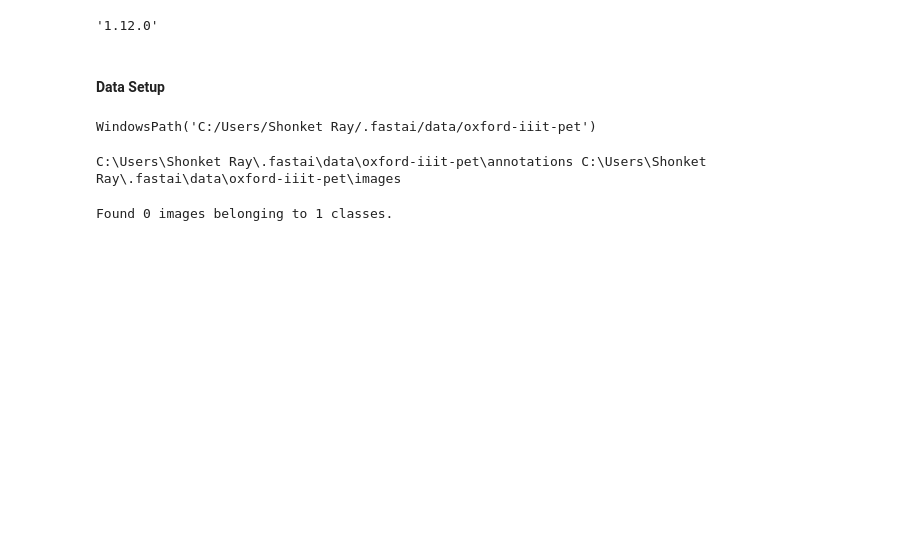
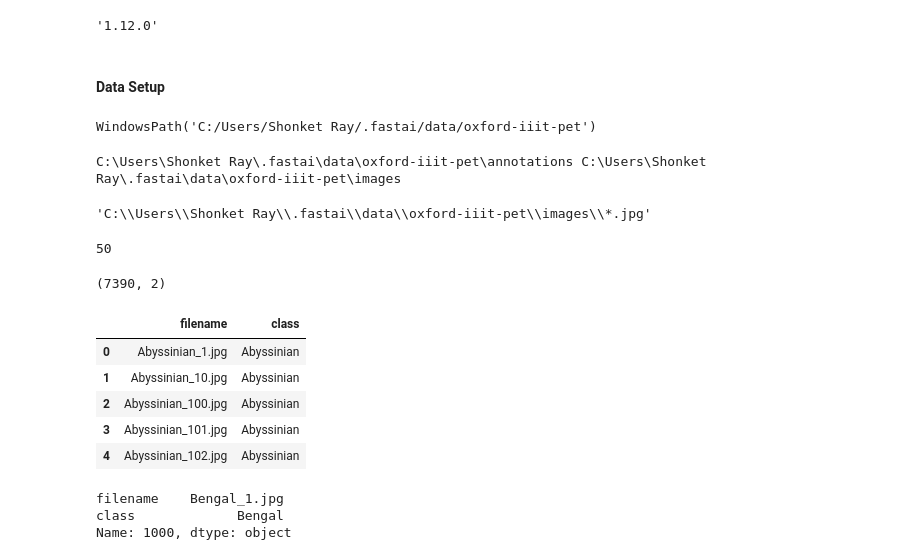
Before and after one commit to sray1/DL_experiments, a Jupyter notebook: pet_identifier_keras.ipynb, the cells around one changed output. Saved outputs shown, nothing was run; the diff lists cells and outputs as text; code cells hidden in the pictures; blank space fills up the shorter version.

```diff
--- a/pet_identifier_keras.ipynb
+++ b/pet_identifier_keras.ipynb
@@ -50,7 +55,38 @@ train_datagen = ImageDataGenerator()
-# %%
-train_generator = train_datagen.flow_from_directory(
-        path_img,
-        target_size=(224, 224),
-        batch_size=bs)
-# %% [output]
-Found 0 images belonging to 1 classes.
+# %%
+os.path.join(path_img, '*.jpg')
+# %% [output]
+'C:\\Users\\Shonket Ray\\.fastai\\data\\oxford-iiit-pet\\images\\*.jpg'
+# %%
+pd.options.display.max_colwidth
+# %% [output]
+50
+# %%
+# make df to use keras flow_from_dataframe
+# https://medium.com/datadriveninvestor/keras-imagedatagenerator-methods-an-easy-guide-550ecd3c0a92
+img_fullpaths = glob(os.path.join(path_img, '*.jpg'))
+temp = [os.path.split(elem)[1].split('.')[0] for elem in img_fullpaths]
+img_filenames = [os.path.split(elem)[1] for elem in img_fullpaths]
+img_classes = ['_'.join(elem.split('_')[:-1]) for elem in temp]
+#print(len(temp))
+
+df = pd.DataFrame(zip(img_filenames, img_classes), columns=['filename', 'class'])
+print(df.shape)
+# %% [output]
+(7390, 2)
+# %%
+# view df head and counts
+pd.options.display.max_colwidth = 100
+df.head()
+# %% [output]
+|  | filename | class |
+| 0 | Abyssinian_1.jpg | Abyssinian |
+| 1 | Abyssinian_10.jpg | Abyssinian |
+| 2 | Abyssinian_100.jpg | Abyssinian |
+| 3 | Abyssinian_101.jpg | Abyssinian |
+| 4 | Abyssinian_102.jpg | Abyssinian |
+# %%
+df.iloc[1000]
+# %% [output]
+filename    Bengal_1.jpg
+class             Bengal
+Name: 1000, dtype: object
```
Also changed, not shown: parts of 14 cells of this notebook.
